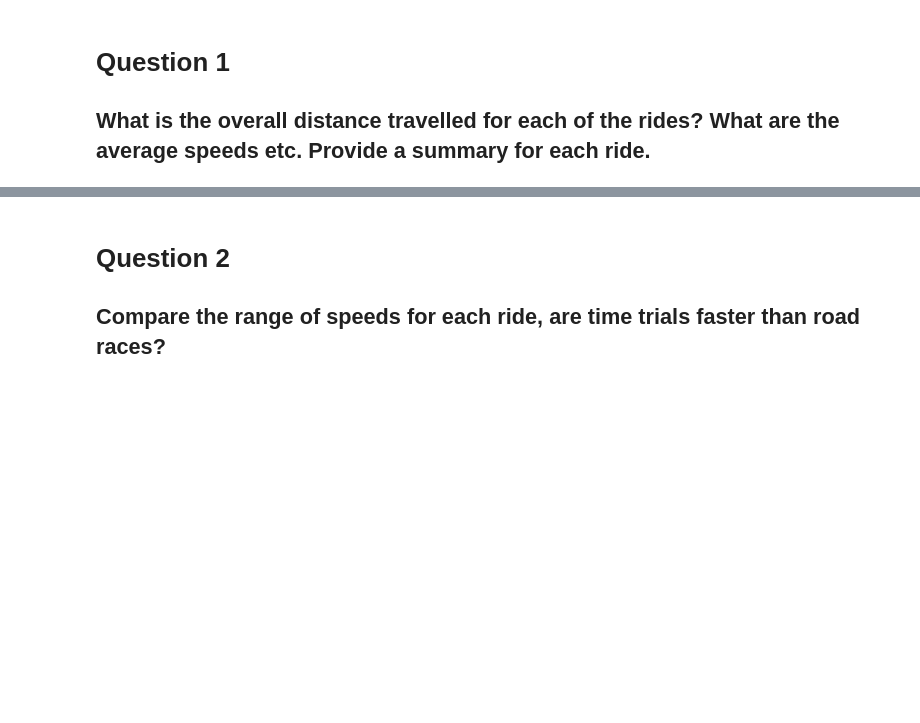
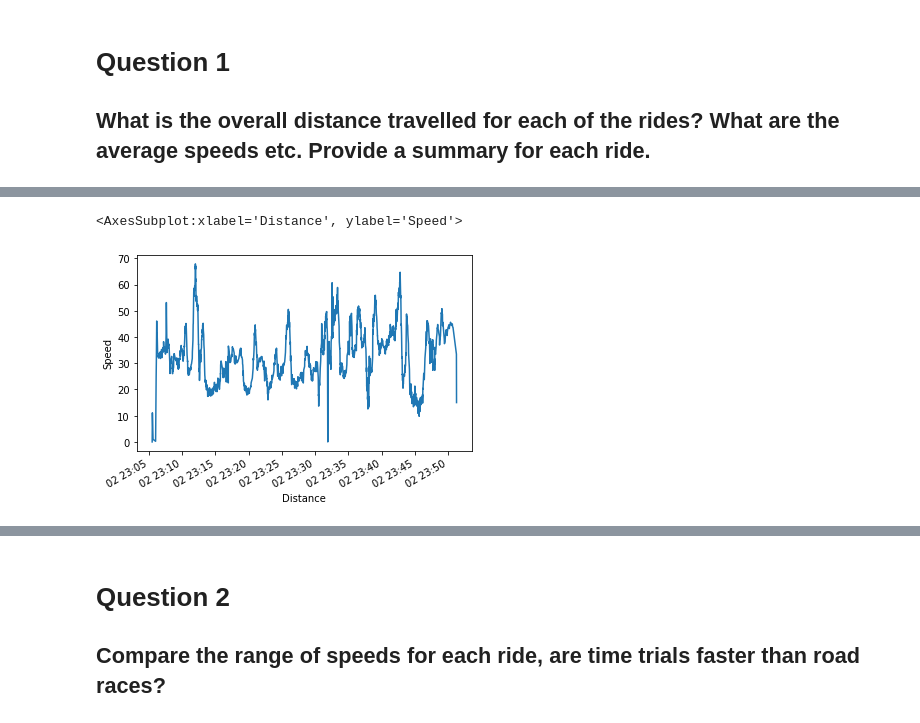
Before and after one commit to AmandaManadeniya/data-science-portfolio-2021, a Jupyter notebook: Portfolio 1.ipynb, the cells around one changed output, grey strips where cells are left out. Drawn from its saved outputs; the diff is of its cells as text; code cells hidden in the pictures; blank space fills up the shorter version.

```diff
--- a/Portfolio 1.ipynb
+++ b/Portfolio 1.ipynb
@@ -92,0 +121,7 @@ Maximum heart rate for  Time Trial 2019 : 166.0
+# %%
+tt_2016_clean = tt_2016[tt_2016.speed < 160]
+# %%
+tt_2016_clean.speed.plot(kind = "line", x = "distance", y = "speed", xlabel = "Distance", ylabel = "Speed", label = "2016 Time Trial")
+# %% [output]
+<AxesSubplot:xlabel='Distance', ylabel='Speed'>
+[figure, added]
```
Also changed, not shown: parts of 14 cells of this notebook.
